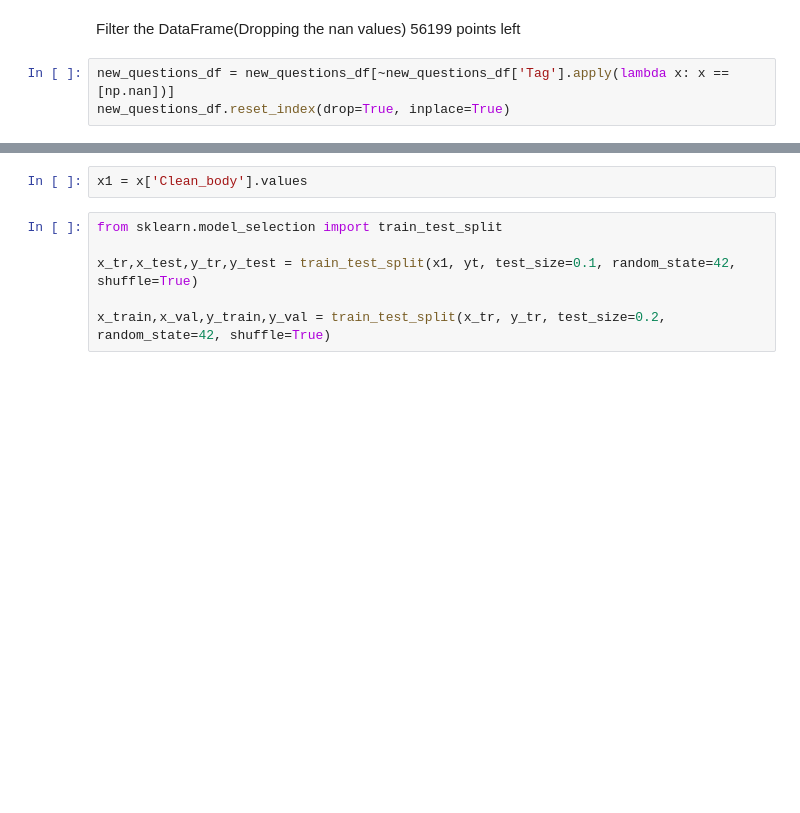
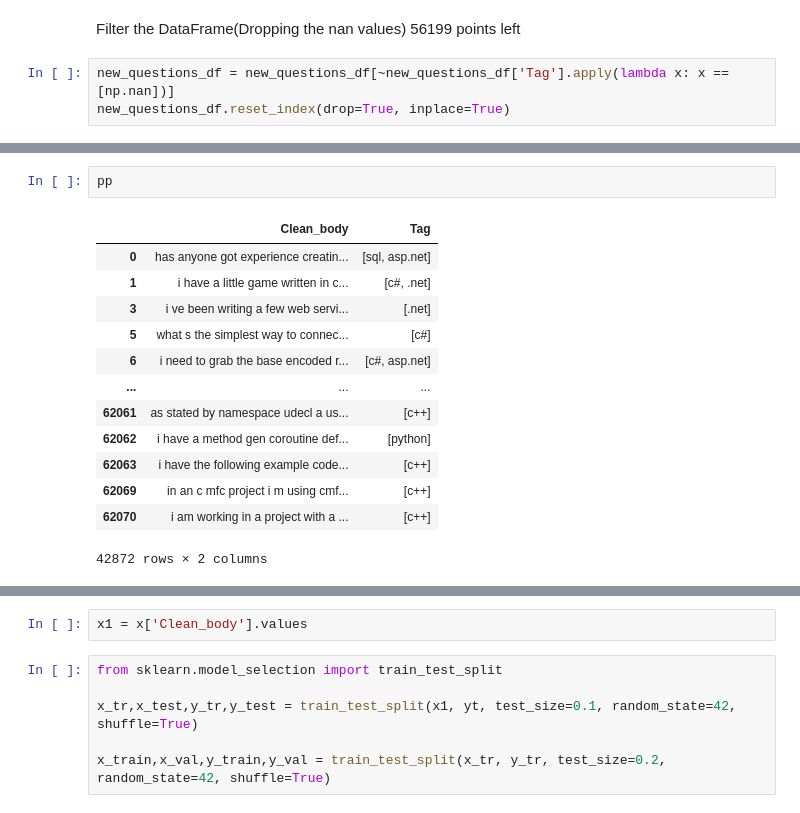
Before and after one commit to sam14243/Stack_Overflow_Tagging, a Jupyter notebook: Stack_Tag_RoBERTa.ipynb, the cells around one changed output, grey strips where cells are left out. Cells and saved outputs as stored; diff of their text form; blank space fills up the shorter version.

```diff
--- a/Stack_Tag_RoBERTa.ipynb
+++ b/Stack_Tag_RoBERTa.ipynb
@@ -184,0 +296,16 @@ new_questions_df.reset_index(drop=True, inplace=True)
+# %%
+pp
+# %% [output]
+|  | Clean_body | Tag |
+| 0 | has anyone got experience creatin... | [sql, asp.net] |
+| 1 | i have a little game written in c... | [c#, .net] |
+| 3 | i ve been writing a few web servi... | [.net] |
+| 5 | what s the simplest way to connec... | [c#] |
+| 6 | i need to grab the base encoded r... | [c#, asp.net] |
+| ... | ... | ... |
+| 62061 | as stated by namespace udecl a us... | [c++] |
+| 62062 | i have a method gen coroutine def... | [python] |
+| 62063 | i have the following example code... | [c++] |
+| 62069 | in an c mfc project i m using cmf... | [c++] |
+| 62070 | i am working in a project with a ... | [c++] |
+42872 rows × 2 columns
```
Also changed, not shown: parts of 31 cells of this notebook.
